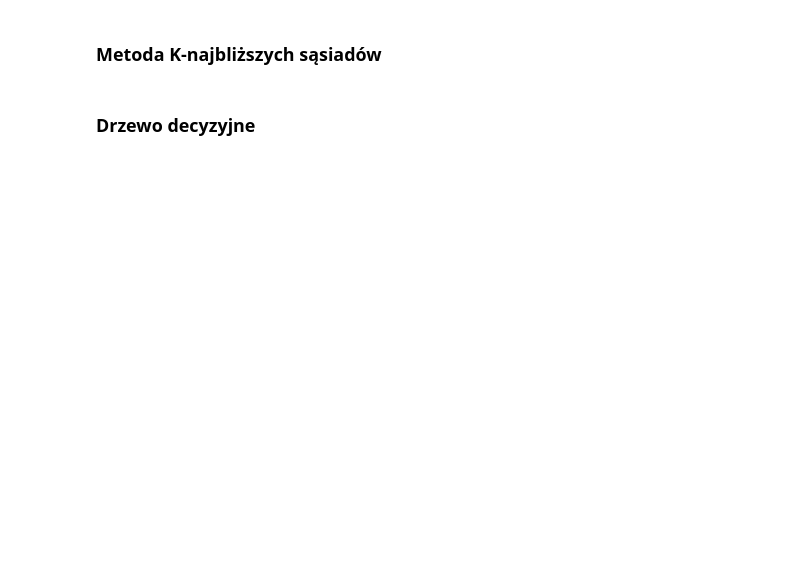
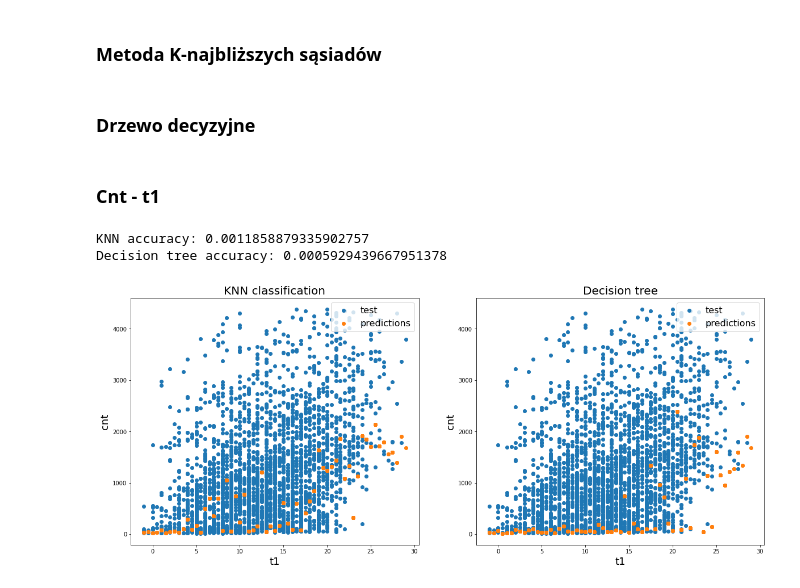
Before and after one commit to hubert-mazur/bike_sharing_data_exploration, a Jupyter notebook: project.ipynb, the cells around one changed output. Saved outputs shown, nothing was run; the diff lists cells and outputs as text; code cells hidden in the pictures; blank space fills up the shorter version.

```diff
--- a/project.ipynb
+++ b/project.ipynb
@@ -645,0 +662,8 @@ decission_tree_clasification('cnt', 't1')
+# %% [markdown]
+### Cnt - t1
+# %%
+compare_classification_methods('t1', 'cnt')
+# %% [output]
+KNN accuracy: 0.0011858879335902757
+Decision tree accuracy: 0.0005929439667951378
+[figure, added]
```
Also changed, not shown: parts of 25 cells of this notebook.
